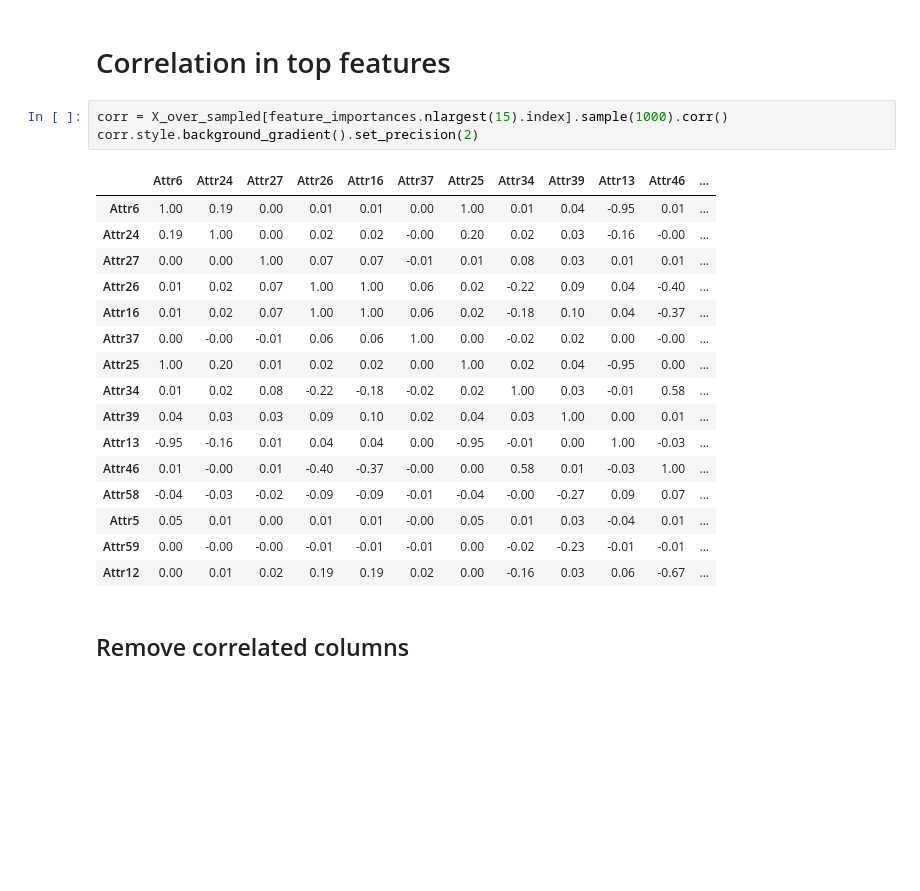
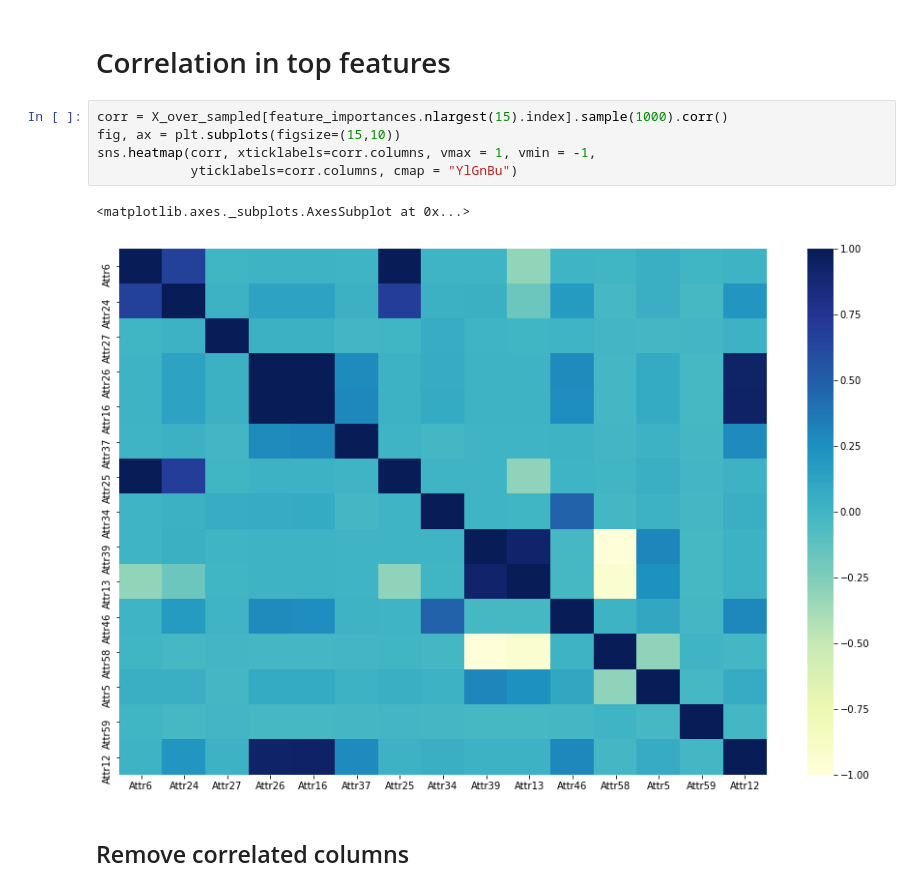
Before and after one commit to devarajphukan/bankruptcy_classification, a Jupyter notebook: explore.ipynb, the cells around one changed output. Cells and saved outputs as stored; diff of their text form; blank space fills up the shorter version.

Commit message:
added plots

```diff
--- a/explore.ipynb
+++ b/explore.ipynb
@@ -236,26 +236,14 @@ for i in top_n_features.keys():
 15. gross profit / short-term liabilities: 0.0173
 # %% [markdown]
 # Correlation in top features
-# %%
-corr = X_over_sampled[feature_importances.nlargest(15).index].sample(1000).corr()
-corr.style.background_gradient().set_precision(2)
-# %% [output]
-|  | Attr6 | Attr24 | Attr27 | Attr26 | Attr16 | Attr37 | Attr25 | Attr34 | Attr39 | Attr13 | Attr46 | ... |
-| Attr6 | 1.00 | 0.19 | 0.00 | 0.01 | 0.01 | 0.00 | 1.00 | 0.01 | 0.04 | -0.95 | 0.01 | ... |
-| Attr24 | 0.19 | 1.00 | 0.00 | 0.02 | 0.02 | -0.00 | 0.20 | 0.02 | 0.03 | -0.16 | -0.00 | ... |
-| Attr27 | 0.00 | 0.00 | 1.00 | 0.07 | 0.07 | -0.01 | 0.01 | 0.08 | 0.03 | 0.01 | 0.01 | ... |
-| Attr26 | 0.01 | 0.02 | 0.07 | 1.00 | 1.00 | 0.06 | 0.02 | -0.22 | 0.09 | 0.04 | -0.40 | ... |
-| Attr16 | 0.01 | 0.02 | 0.07 | 1.00 | 1.00 | 0.06 | 0.02 | -0.18 | 0.10 | 0.04 | -0.37 | ... |
-| Attr37 | 0.00 | -0.00 | -0.01 | 0.06 | 0.06 | 1.00 | 0.00 | -0.02 | 0.02 | 0.00 | -0.00 | ... |
-| Attr25 | 1.00 | 0.20 | 0.01 | 0.02 | 0.02 | 0.00 | 1.00 | 0.02 | 0.04 | -0.95 | 0.00 | ... |
-| Attr34 | 0.01 | 0.02 | 0.08 | -0.22 | -0.18 | -0.02 | 0.02 | 1.00 | 0.03 | -0.01 | 0.58 | ... |
-| Attr39 | 0.04 | 0.03 | 0.03 | 0.09 | 0.10 | 0.02 | 0.04 | 0.03 | 1.00 | 0.00 | 0.01 | ... |
-| Attr13 | -0.95 | -0.16 | 0.01 | 0.04 | 0.04 | 0.00 | -0.95 | -0.01 | 0.00 | 1.00 | -0.03 | ... |
-| Attr46 | 0.01 | -0.00 | 0.01 | -0.40 | -0.37 | -0.00 | 0.00 | 0.58 | 0.01 | -0.03 | 1.00 | ... |
-| Attr58 | -0.04 | -0.03 | -0.02 | -0.09 | -0.09 | -0.01 | -0.04 | -0.00 | -0.27 | 0.09 | 0.07 | ... |
-| Attr5 | 0.05 | 0.01 | 0.00 | 0.01 | 0.01 | -0.00 | 0.05 | 0.01 | 0.03 | -0.04 | 0.01 | ... |
-| Attr59 | 0.00 | -0.00 | -0.00 | -0.01 | -0.01 | -0.01 | 0.00 | -0.02 | -0.23 | -0.01 | -0.01 | ... |
-| Attr12 | 0.00 | 0.01 | 0.02 | 0.19 | 0.19 | 0.02 | 0.00 | -0.16 | 0.03 | 0.06 | -0.67 | ... |
+# %%
+corr = X_over_sampled[feature_importances.nlargest(15).index].sample(1000).corr()
+fig, ax = plt.subplots(figsize=(15,10))
+sns.heatmap(corr, xticklabels=corr.columns, vmax = 1, vmin = -1,
+            yticklabels=corr.columns, cmap = "YlGnBu")
+# %% [output]
+<matplotlib.axes._subplots.AxesSubplot at 0x...>
+[figure, added]
 # %% [markdown]
 ## Remove correlated columns
 # %%
```
